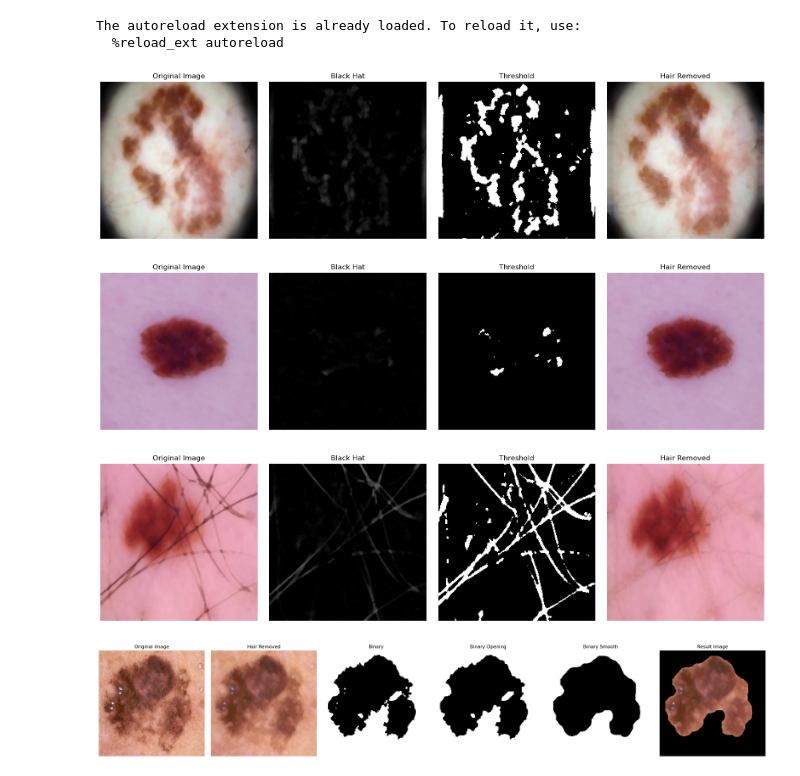
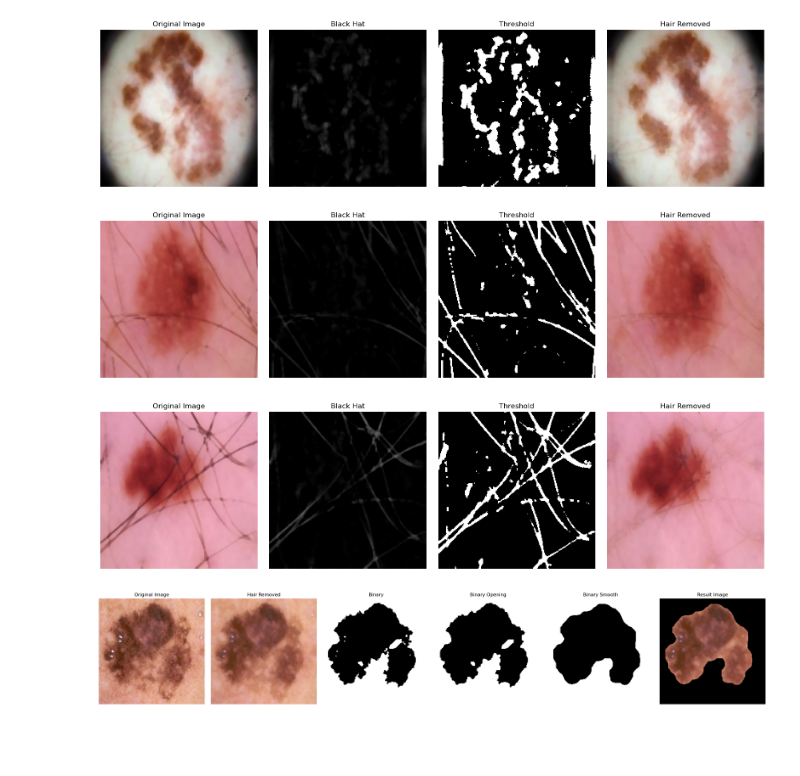
Before and after one commit to drithh/skin-cancer-classification, a Jupyter notebook: preprocessing.ipynb, the cells around one changed output. Drawn from its saved outputs; the diff is of its cells as text; code cells hidden in the pictures; blank space fills up the shorter version.

```diff
--- a/preprocessing.ipynb
+++ b/preprocessing.ipynb
@@ -1,34 +1,32 @@
 # %%
 import cv2
 from util import plot_images
 from preprocessing import hair_removal, get_mask_dark_corners
 import numpy as np
 %load_ext autoreload
 %autoreload 2
 
 
 # Read the input image
 image_1 = cv2.imread('./data/raw/test/malignant/44.jpg')
-image_2 = cv2.imread('./data/raw/traing/benign/444.jpg')
+image_2 = cv2.imread('./data/raw/test/benign/998.jpg')
 image_3 = cv2.imread("./data/raw/test/benign/303.jpg")
 
 
 # Convert the image to grayscale (optional, depending on your needs)
 
 # Apply a median filter with a specified kernel size
 kernel_size = 5  # You can adjust this parameter based on the level of noise in your image
 image_1_median_filtered_image = cv2.medianBlur(image_1, kernel_size)
 image_2_median_filtered_image = cv2.medianBlur(image_2, kernel_size)
 image_3_median_filtered_image = cv2.medianBlur(image_3, kernel_size)
 
 image_1_removed_hair = hair_removal(image_1_median_filtered_image, debug=True)
 image_2_removed_hair = hair_removal(image_2_median_filtered_image, debug=True)
 image_3_removed_hair = hair_removal(image_3_median_filtered_image, debug=True)
 # %% [output]
-The autoreload extension is already loaded. To reload it, use:
-  %reload_ext autoreload
 [figure]
-[figure, old version]
+[figure, new version]
 [figure]
 # %%
 import cv2
```
Also changed, not shown: 4 other files.
